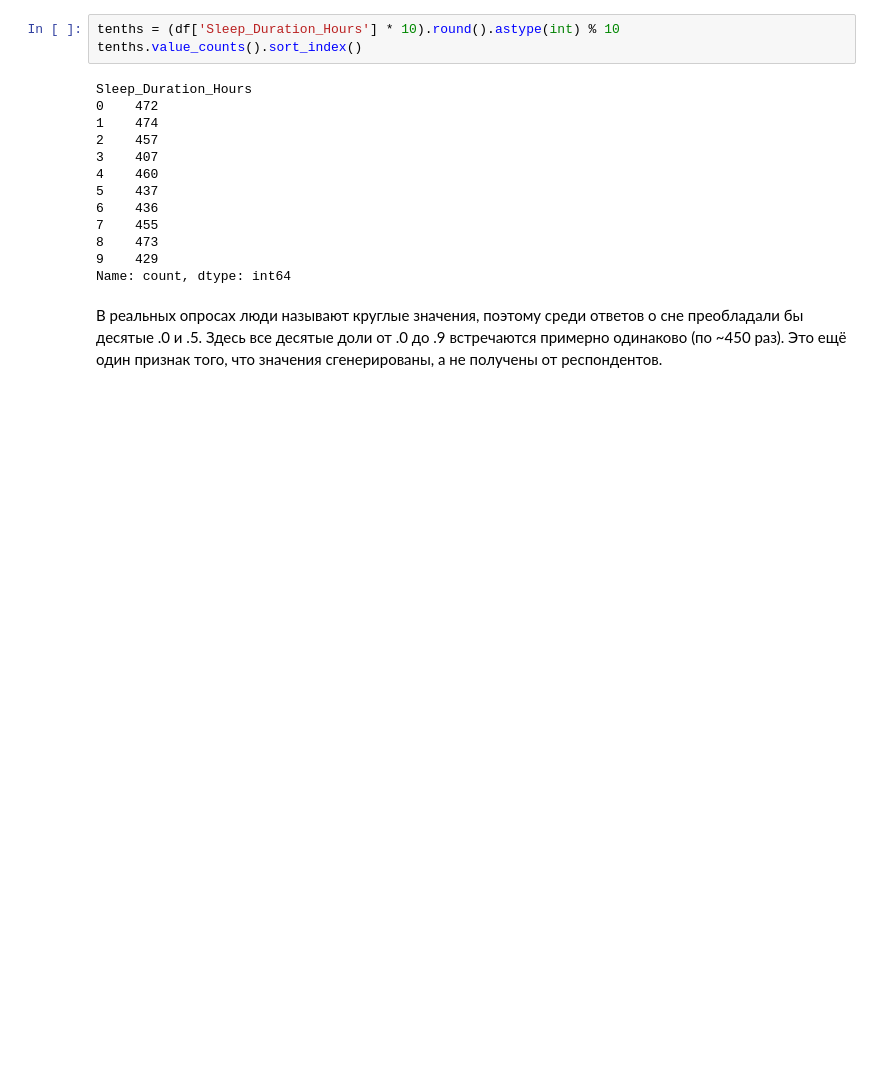
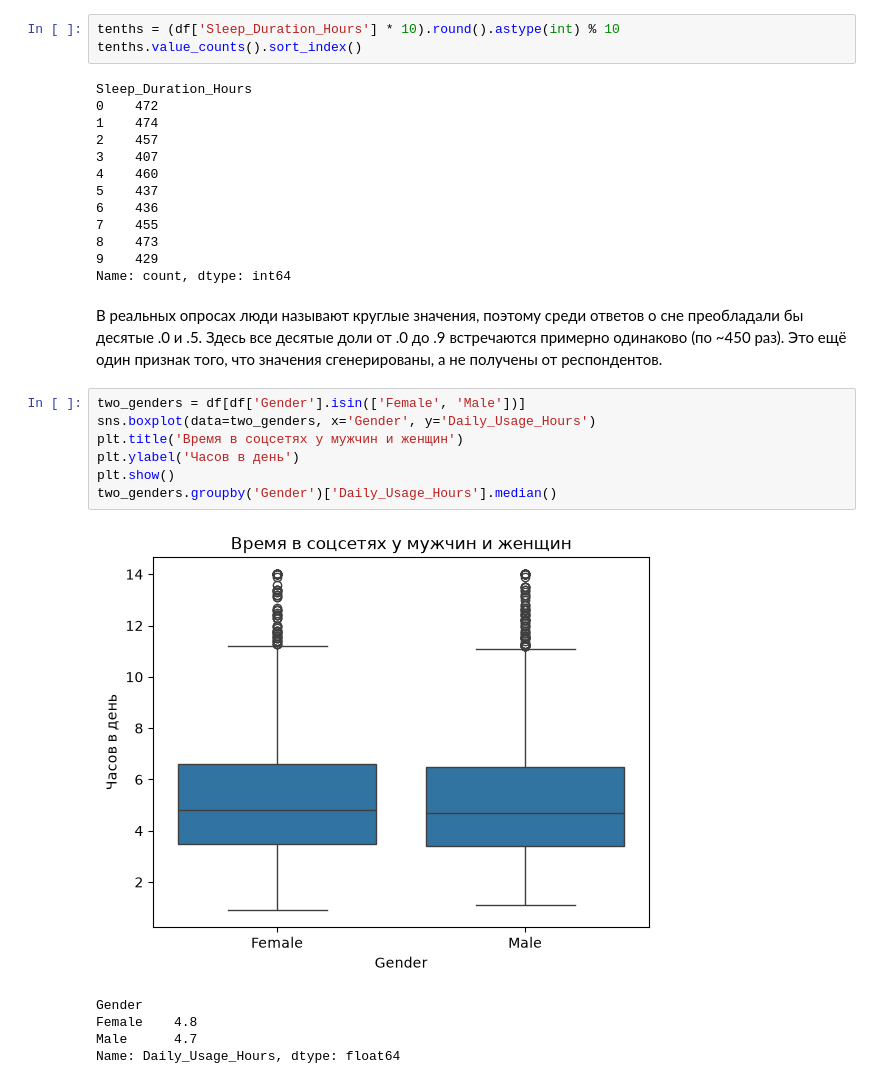
Before and after one commit to novikovmat/social-media-analysis, a Jupyter notebook: SocialMediaAnalysis.ipynb, the cells around one changed output. Saved outputs shown, nothing was run; the diff lists cells and outputs as text; blank space fills up the shorter version.

```diff
--- a/SocialMediaAnalysis.ipynb
+++ b/SocialMediaAnalysis.ipynb
@@ -198,3 +198,16 @@ Sleep_Duration_Hours
 Name: count, dtype: int64
 # %% [markdown]
 В реальных опросах люди называют круглые значения, поэтому среди ответов о сне преобладали бы десятые .0 и .5. Здесь все десятые доли от .0 до .9 встречаются примерно одинаково (по ~450 раз). Это ещё один признак того, что значения сгенерированы, а не получены от респондентов.
+# %%
+two_genders = df[df['Gender'].isin(['Female', 'Male'])]
+sns.boxplot(data=two_genders, x='Gender', y='Daily_Usage_Hours')
+plt.title('Время в соцсетях у мужчин и женщин')
+plt.ylabel('Часов в день')
+plt.show()
+two_genders.groupby('Gender')['Daily_Usage_Hours'].median()
+# %% [output]
+[figure, added]
+Gender
+Female    4.8
+Male      4.7
+Name: Daily_Usage_Hours, dtype: float64
```
Also changed, not shown: parts of 13 cells of this notebook.
